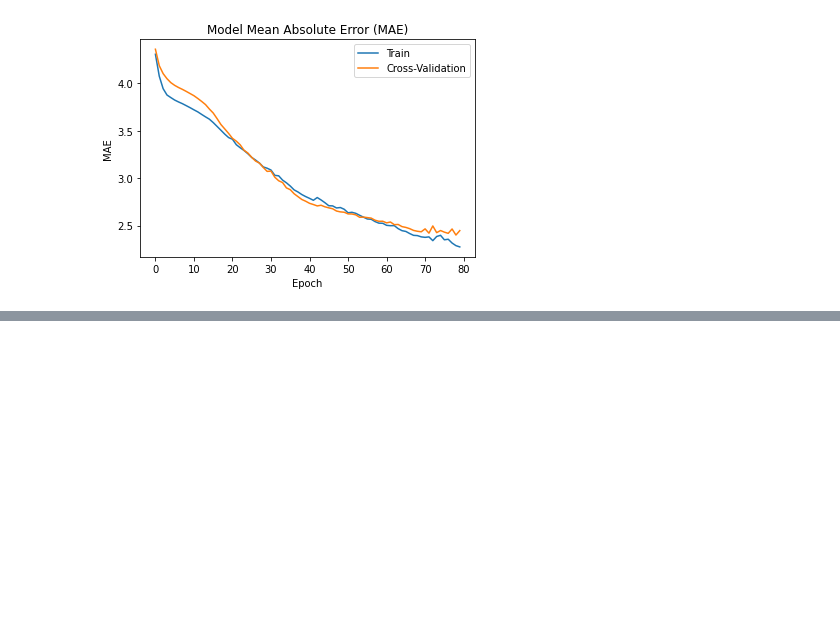
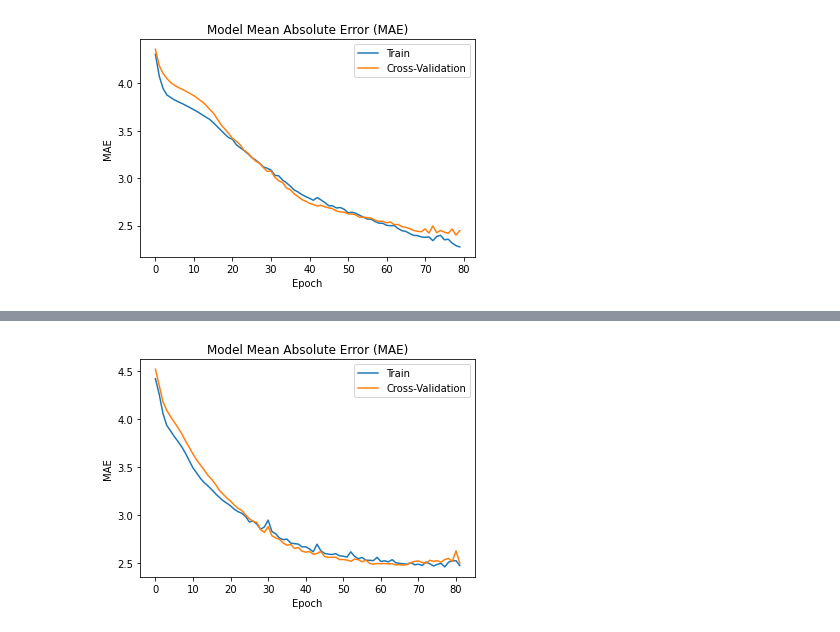
Before and after one commit to mnocerino23/MLB-Salary-Regressions, a Jupyter notebook: Positionplayer_Regressions.ipynb, the cells around one changed output, grey strips where cells are left out. Cells and saved outputs as stored; diff of their text form; code cells hidden in the pictures; blank space fills up the shorter version.

```diff
--- a/Positionplayer_Regressions.ipynb
+++ b/Positionplayer_Regressions.ipynb
@@ -367,3 +371,20 @@ plt.legend(['Train', 'Cross-Validation'], loc='upper right')
 plt.show()
 # %% [output]
 [figure]
+# %%
+tf.random.set_seed(5)
+
+network3 = tf.keras.models.Sequential()
+network3.add(tf.keras.Input(shape=(8,)))
+network3.add(tf.keras.layers.Dense(20, activation='relu'))
+network3.add(tf.keras.layers.Dense(20, activation='relu'))
+network3.add(tf.keras.layers.Dense(20, activation='relu'))
+network3.add(tf.keras.layers.Dense(20, activation='relu'))
+network3.add(tf.keras.layers.Dense(1))
+
+network3.compile(
+   loss=tf.keras.losses.MeanAbsoluteError(),
+   optimizer=tf.keras.optimizers.Adam(),
+   metrics='mean_absolute_error')
+
+history3 = network3.fit(train_selected_X, train_target, epochs=82,validation_data=(test_selected_X,test_target))
@@ -369,0 +409,11 @@ plt.show()
+# %%
+from matplotlib import pyplot as plt
+plt.plot(history3.history['mean_absolute_error'])
+plt.plot(history3.history['val_mean_absolute_error'])
+plt.title('Model Mean Absolute Error (MAE)')
+plt.ylabel('MAE')
+plt.xlabel('Epoch')
+plt.legend(['Train', 'Cross-Validation'], loc='upper right')
+plt.show()
+# %% [output]
+[figure, added]
```
Also changed, not shown: parts of 4 cells of this notebook.
